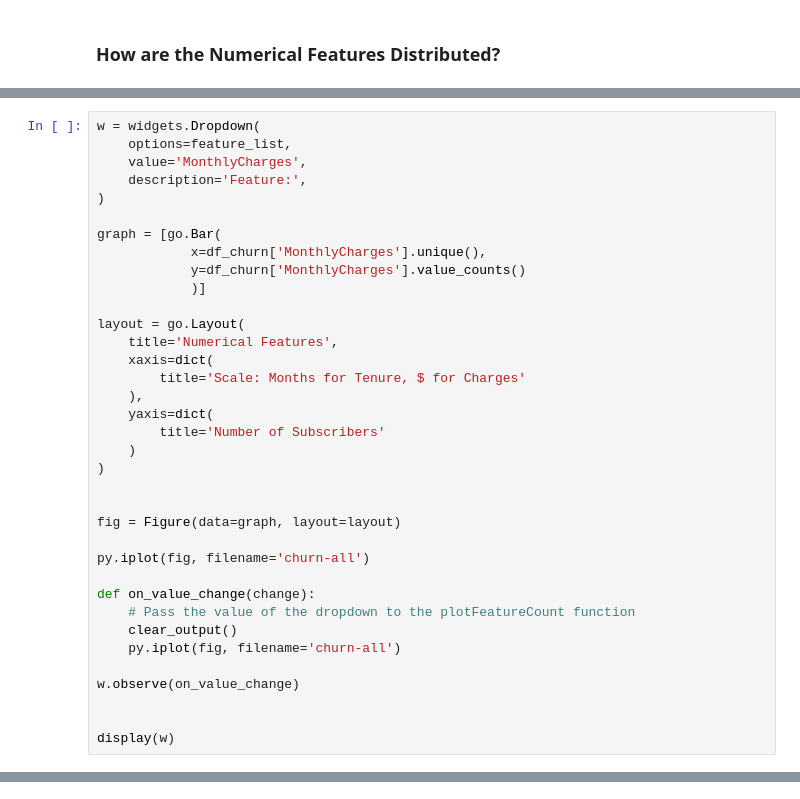
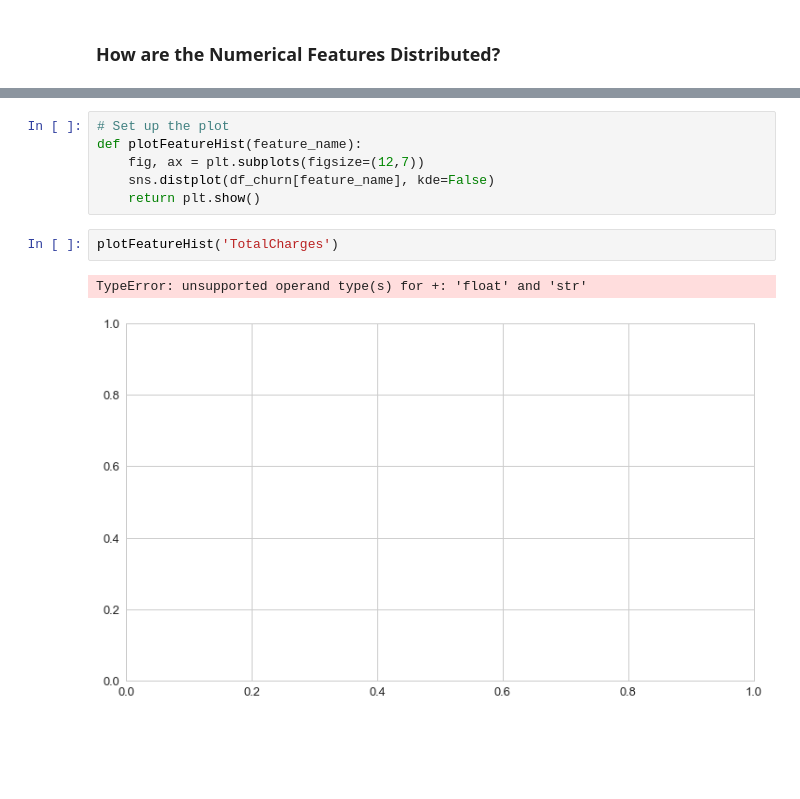
Before and after one commit to baiaooo/MLCourse, a Jupyter notebook: Notebooks/Telecom-Churn-Dataset.ipynb, the cells around one changed output, grey strips where cells are left out. Drawn from its saved outputs; the diff is of its cells as text; blank space fills up the shorter version.

```diff
--- a/Notebooks/Telecom-Churn-Dataset.ipynb
+++ b/Notebooks/Telecom-Churn-Dataset.ipynb
@@ -393,36 +368,0 @@ py.iplot(fig, filename='teclco-churn')
-# %%
-w = widgets.Dropdown(
-    options=feature_list,
-    value='MonthlyCharges',
-    description='Feature:',
-)
-
-graph = [go.Bar(
-            x=df_churn['MonthlyCharges'].unique(),
-            y=df_churn['MonthlyCharges'].value_counts()
-            )]
-
-layout = go.Layout(
-    title='Numerical Features',
-    xaxis=dict(
-        title='Scale: Months for Tenure, $ for Charges'
-    ),
-    yaxis=dict(
-        title='Number of Subscribers'
-    )
-)
-
-
-fig = Figure(data=graph, layout=layout)
-
-py.iplot(fig, filename='churn-all')
-
-def on_value_change(change):
-    # Pass the value of the dropdown to the plotFeatureCount function
-    clear_output()
-    py.iplot(fig, filename='churn-all')
-
-w.observe(on_value_change)
-
-
-display(w)
@@ -696,0 +377,11 @@ show(widgetbox(button_1, slider, button_group, select, button_2, width=300))
+# %%
+# Set up the plot
+def plotFeatureHist(feature_name):
+    fig, ax = plt.subplots(figsize=(12,7))
+    sns.distplot(df_churn[feature_name], kde=False)
+    return plt.show()
+# %%
+plotFeatureHist('TotalCharges')
+# %% [output]
+TypeError: unsupported operand type(s) for +: 'float' and 'str'
+[figure, added]
```
Also changed, not shown: parts of 38 cells of this notebook.
